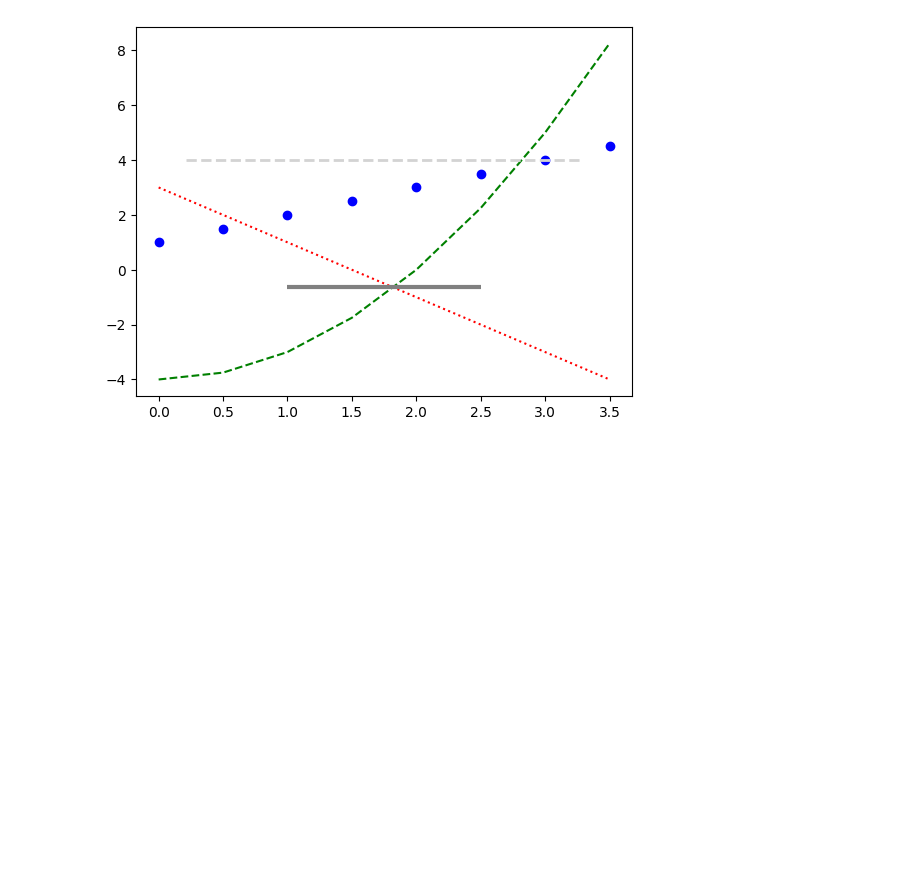
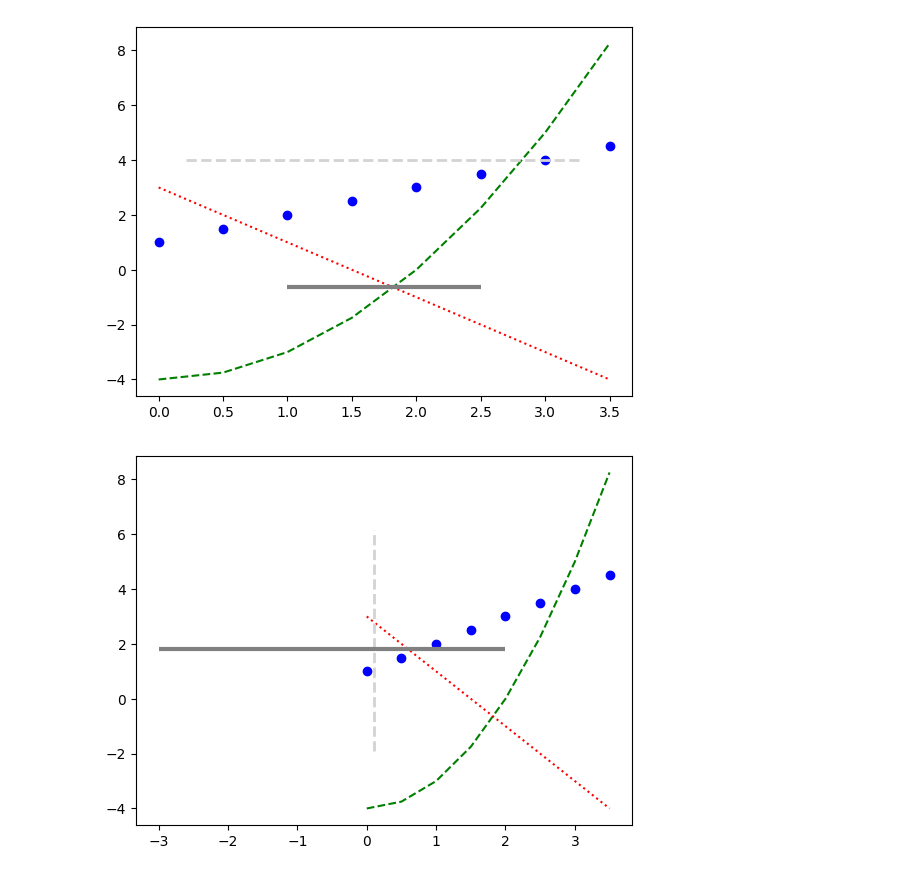
Before and after one commit to knachinen/ai_beginner, a Jupyter notebook: python/matplotlib.ipynb, the cells around one changed output. Drawn from its saved outputs; the diff is of its cells as text; code cells hidden in the pictures; blank space fills up the shorter version.

```diff
--- a/python/matplotlib.ipynb
+++ b/python/matplotlib.ipynb
@@ -516,11 +516,13 @@ plt.show()
 # %%
 x = np.arange(0, 4, 0.5)
 
 plt.plot(x, x + 1, 'bo')
 plt.plot(x, x**2 - 4, 'g--')
 plt.plot(x, -2*x + 3, 'r:')
 
-plt.axvline(.1, 0.1, 0.9, color='lightgray', linestyle='--', linewidth=2)
-plt.hlines(-0.62, 1.0, 2.5, color='gray', linestyle='solid', linewidth=3)
+plt.axvline(.1, .2, .8, color='lightgray', linestyle='--', linewidth=2)
+plt.hlines(1.8, -3.0, 2.0, color='gray', linestyle='solid', linewidth=3)
 
 plt.show()
+# %% [output]
+[figure, added]
```
Also changed, not shown: parts of 19 cells of this notebook.
